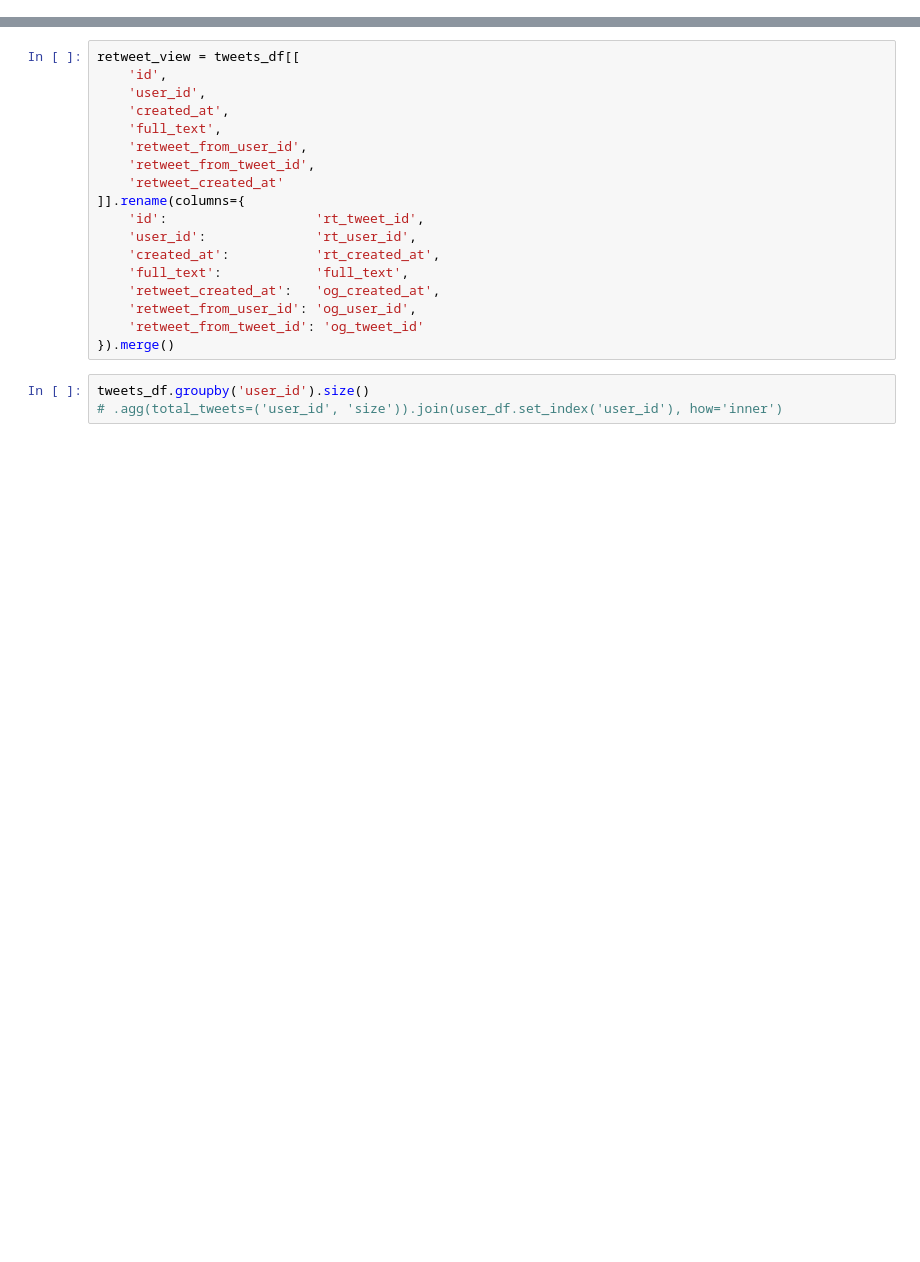
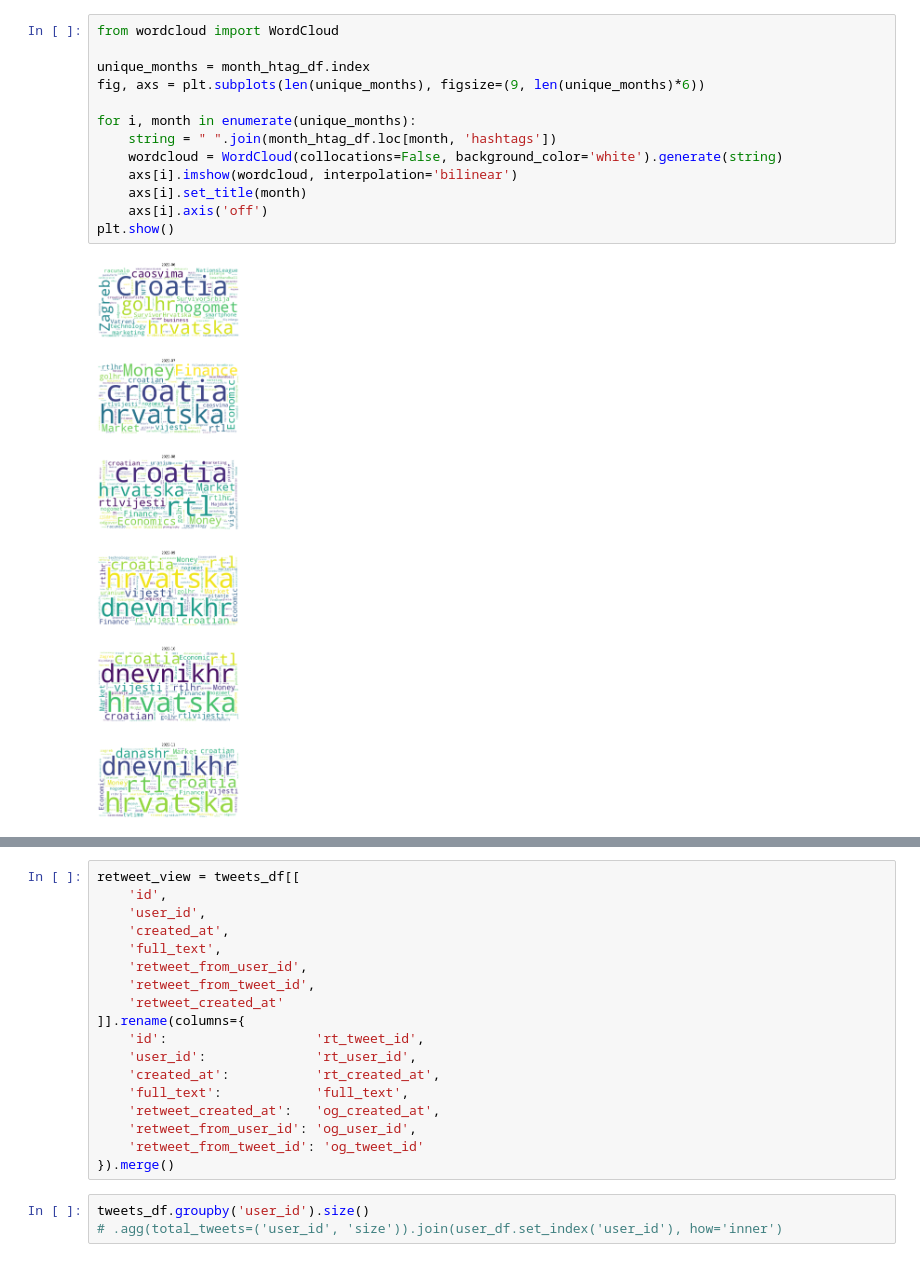
Before and after one commit to andhrelja/twitter-scraper, a Jupyter notebook: notebooks/clean/tweets.ipynb, the cells around one changed output, grey strips where cells are left out. Cells and saved outputs as stored; diff of their text form; blank space fills up the shorter version.

```diff
--- a/notebooks/clean/tweets.ipynb
+++ b/notebooks/clean/tweets.ipynb
@@ -48,0 +344,15 @@ memory usage: 343.3+ MB
+# %%
+from wordcloud import WordCloud
+
+unique_months = month_htag_df.index
+fig, axs = plt.subplots(len(unique_months), figsize=(9, len(unique_months)*6))
+
+for i, month in enumerate(unique_months):
+    string = " ".join(month_htag_df.loc[month, 'hashtags'])
+    wordcloud = WordCloud(collocations=False, background_color='white').generate(string)
+    axs[i].imshow(wordcloud, interpolation='bilinear')
+    axs[i].set_title(month)
+    axs[i].axis('off')
+plt.show()
+# %% [output]
+[figure, added]
```
Also changed, not shown: parts of 25 cells of this notebook, 2 other files.
